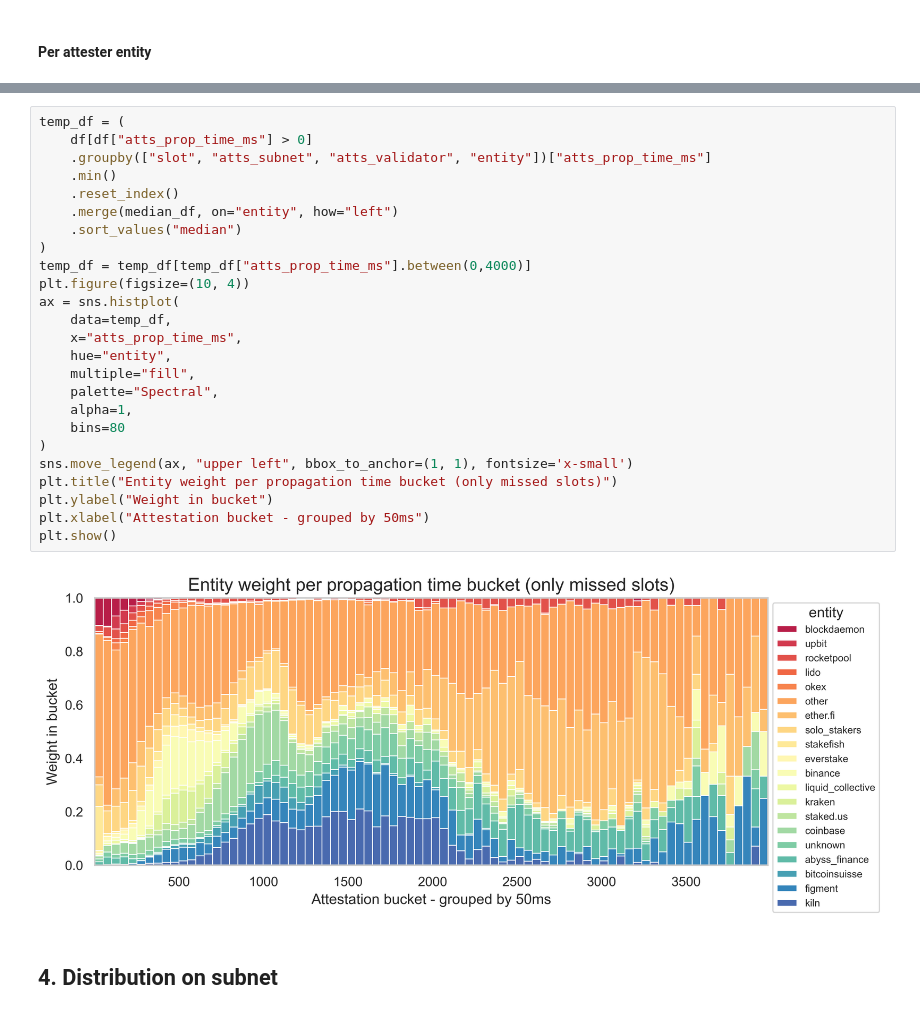
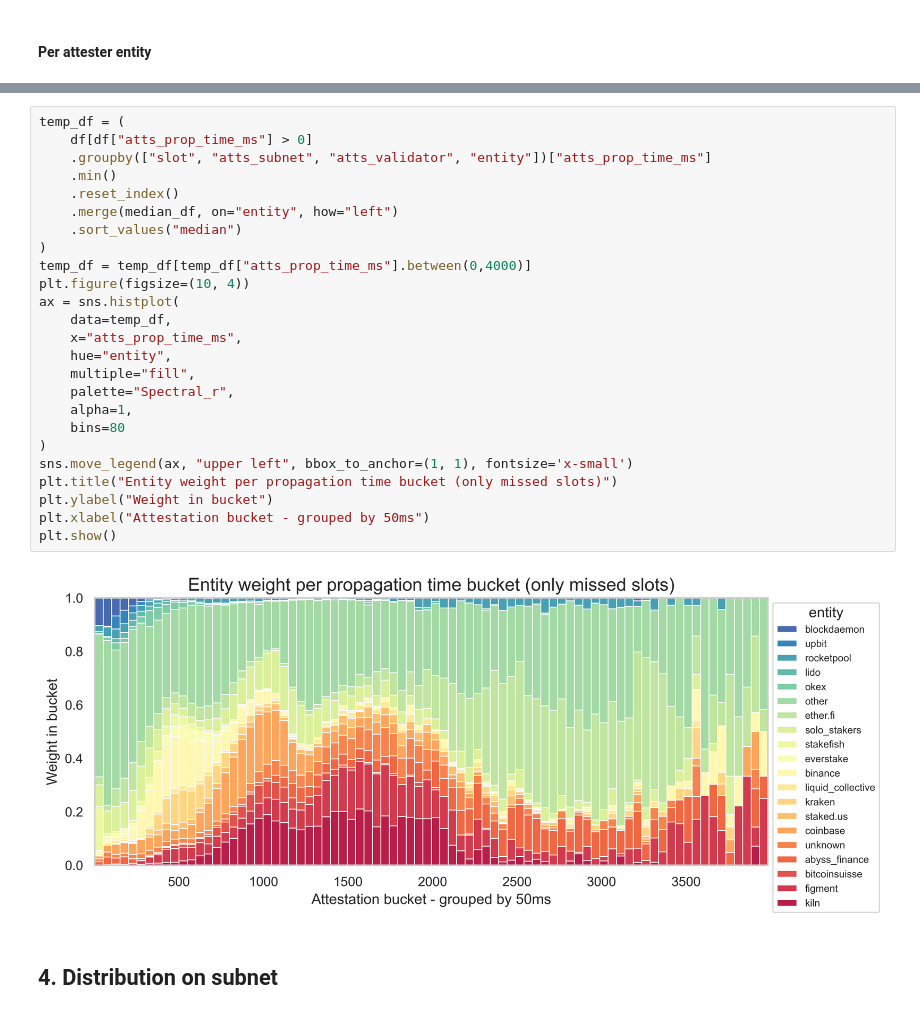
Before and after one commit to misilva73/eth-slot-analysis, a Jupyter notebook: notebooks/2.5-committee-attestations-missed-slots-v2.ipynb, the cells around one changed output, grey strips where cells are left out. Cells and saved outputs as stored; diff of their text form.

```diff
--- a/notebooks/2.5-committee-attestations-missed-slots-v2.ipynb
+++ b/notebooks/2.5-committee-attestations-missed-slots-v2.ipynb
@@ -212,30 +212,30 @@ plt.show()
 # %%
 temp_df = (
     df[df["atts_prop_time_ms"] > 0]
     .groupby(["slot", "atts_subnet", "atts_validator", "entity"])["atts_prop_time_ms"]
     .min()
     .reset_index()
     .merge(median_df, on="entity", how="left")
     .sort_values("median")
 )
 temp_df = temp_df[temp_df["atts_prop_time_ms"].between(0,4000)]
 plt.figure(figsize=(10, 4))
 ax = sns.histplot(
     data=temp_df,
     x="atts_prop_time_ms",
     hue="entity",
     multiple="fill",
-    palette="Spectral",
+    palette="Spectral_r",
     alpha=1,
     bins=80
 )
 sns.move_legend(ax, "upper left", bbox_to_anchor=(1, 1), fontsize='x-small')
 plt.title("Entity weight per propagation time bucket (only missed slots)")
 plt.ylabel("Weight in bucket")
 plt.xlabel("Attestation bucket - grouped by 50ms")
 plt.show()
 # %% [output]
-[figure, old version]
+[figure, new version]
 # %% [markdown]
 ## 4. Distribution on subnet
 # %%
```
Also changed, not shown: parts of 1 cell of this notebook, 11 other files.
